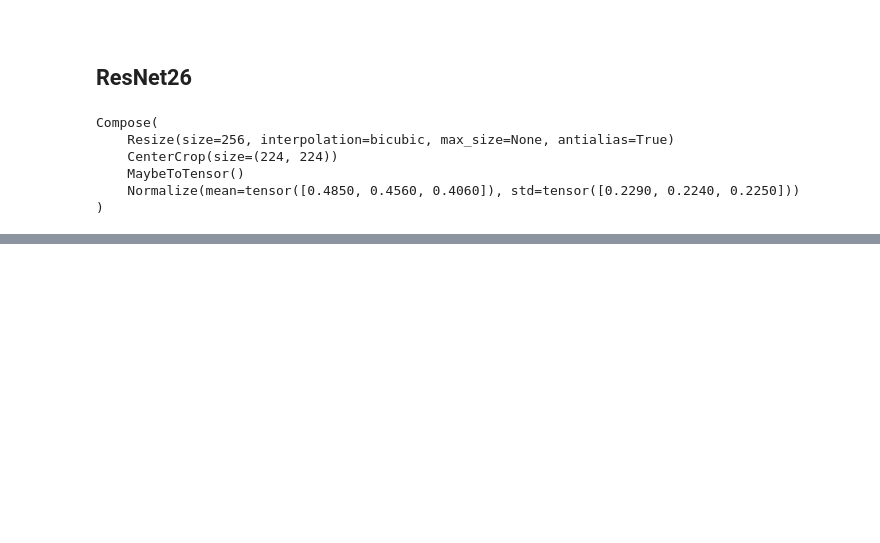
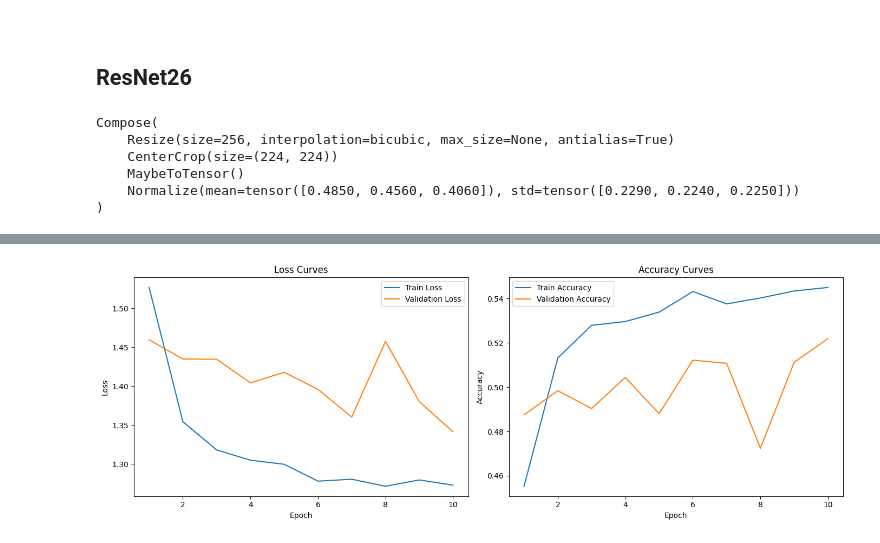
Before and after one commit to CheekyRishi/galaxy_morphology_classification, a Jupyter notebook: notebooks/train_and_evaluate.ipynb, the cells around one changed output, grey strips where cells are left out. Cells and saved outputs as stored; diff of their text form; code cells hidden in the pictures; blank space fills up the shorter version.

```diff
--- a/notebooks/train_and_evaluate.ipynb
+++ b/notebooks/train_and_evaluate.ipynb
@@ -188,3 +188,7 @@ Epoch: 10 | train_loss: 1.2769 | train_acc: 0.5479 | val_loss: 1.3417 | val_acc:
+# %%
+visualisations.plot_acc_loss_curves(results=resnet26_results,validation=True)
+# %% [output]
+[figure, added]
 # %%
 test_results = predictions.test_model(model=ResNet26,
                        test_dataloader=test_loader,
```
Also changed, not shown: parts of 17 cells of this notebook.
